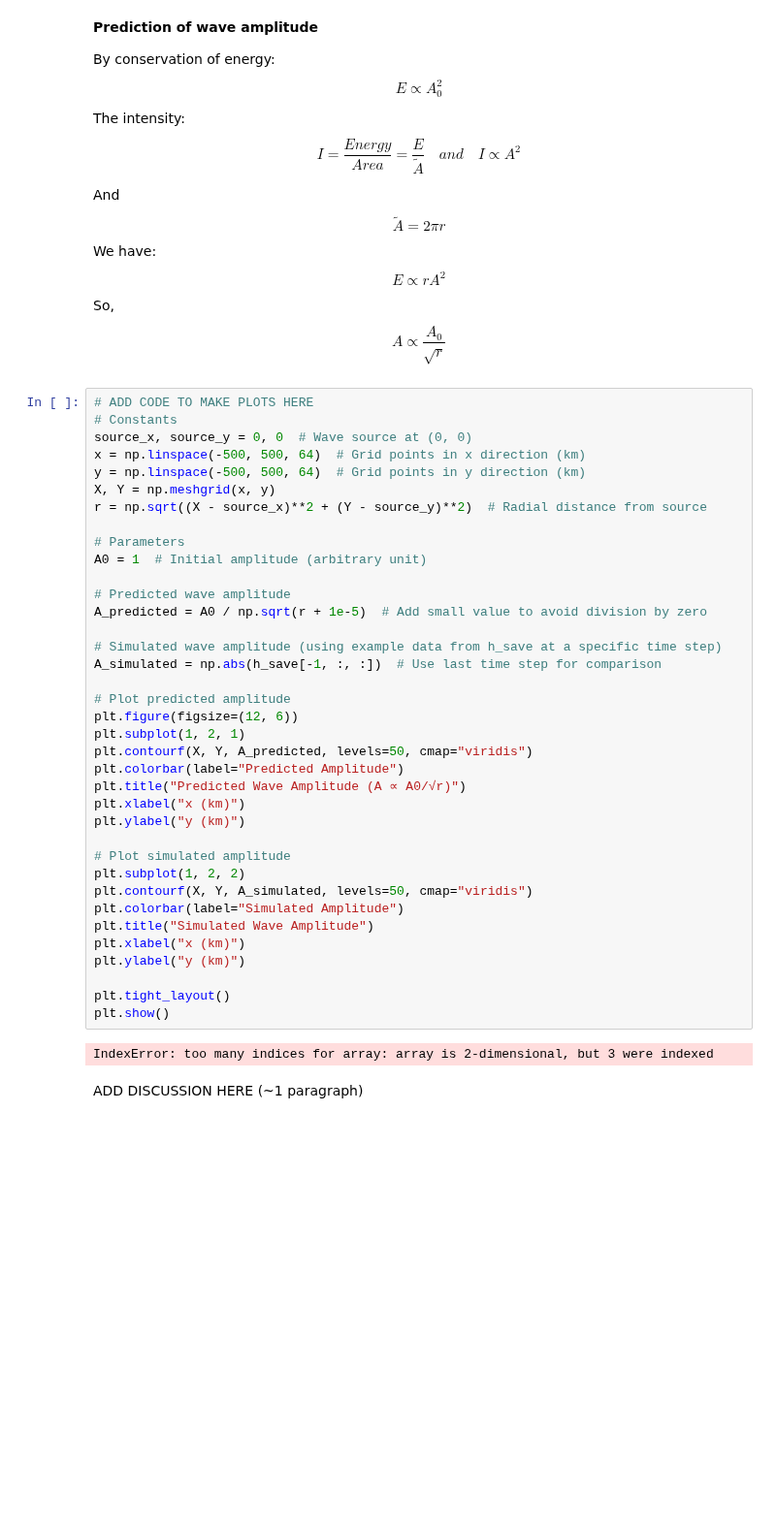
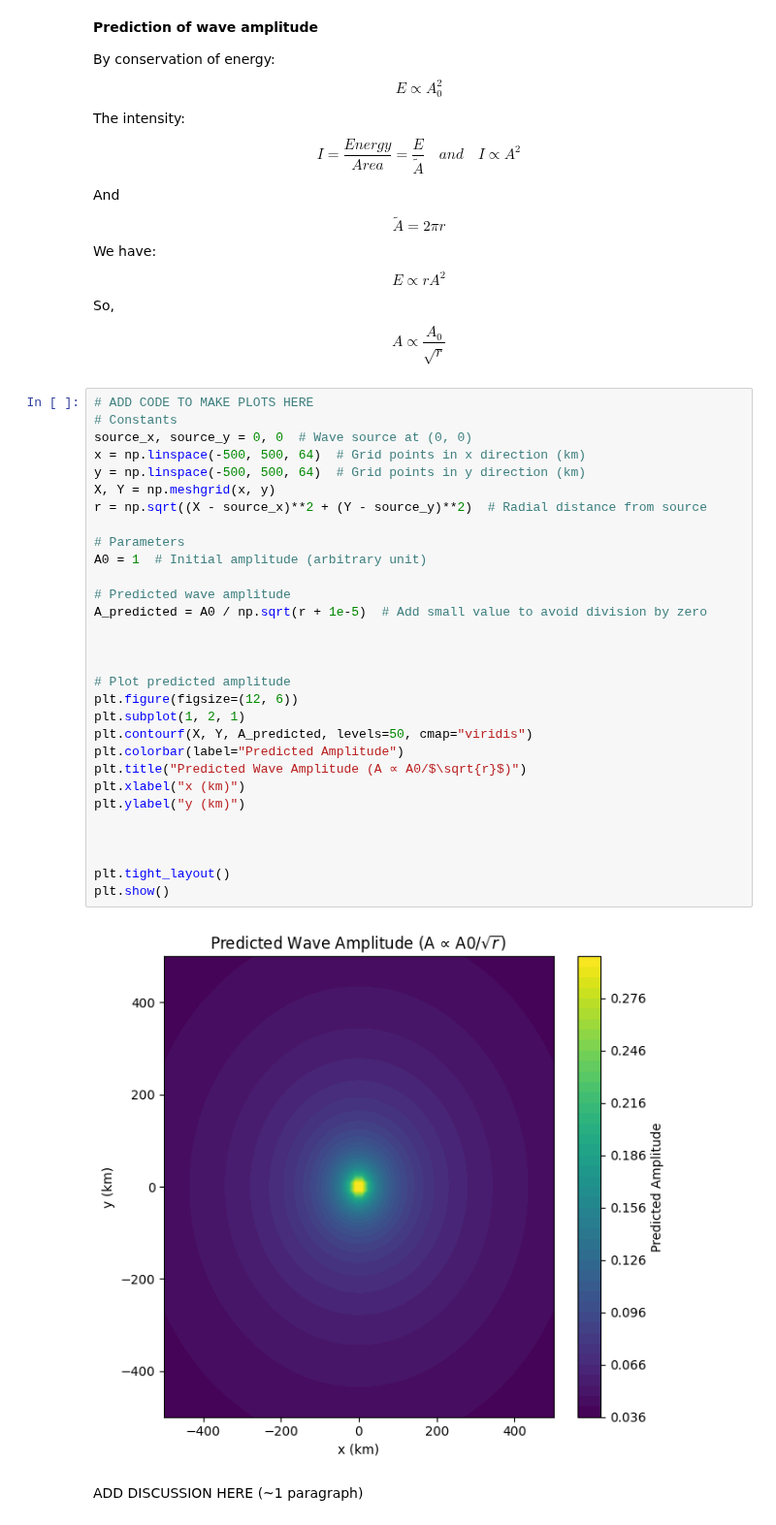
Before and after one commit to Zero-Rae/QCES123, a Jupyter notebook: project3_tsunami.ipynb, the cells around one changed output. Shown at 97% size. Saved outputs shown, nothing was run; the diff lists cells and outputs as text; blank space fills up the shorter version.

```diff
--- a/project3_tsunami.ipynb
+++ b/project3_tsunami.ipynb
@@ -575,42 +575,35 @@ So,$$A\propto \frac{A_0}{\sqrt{r}}$$
 # %%
 # ADD CODE TO MAKE PLOTS HERE
 # Constants
 source_x, source_y = 0, 0  # Wave source at (0, 0)
 x = np.linspace(-500, 500, 64)  # Grid points in x direction (km)
 y = np.linspace(-500, 500, 64)  # Grid points in y direction (km)
 X, Y = np.meshgrid(x, y)
 r = np.sqrt((X - source_x)**2 + (Y - source_y)**2)  # Radial distance from source
 
 # Parameters
 A0 = 1  # Initial amplitude (arbitrary unit)
 
 # Predicted wave amplitude
 A_predicted = A0 / np.sqrt(r + 1e-5)  # Add small value to avoid division by zero
 
-# Simulated wave amplitude (using example data from h_save at a specific time step)
-A_simulated = np.abs(h_save[-1, :, :])  # Use last time step for comparison
+
 
 # Plot predicted amplitude
 plt.figure(figsize=(12, 6))
 plt.subplot(1, 2, 1)
 plt.contourf(X, Y, A_predicted, levels=50, cmap="viridis")
 plt.colorbar(label="Predicted Amplitude")
-plt.title("Predicted Wave Amplitude (A ∝ A0/√r)")
+plt.title("Predicted Wave Amplitude (A ∝ A0/$\sqrt{r}$)")
 plt.xlabel("x (km)")
 plt.ylabel("y (km)")
 
-# Plot simulated amplitude
-plt.subplot(1, 2, 2)
-plt.contourf(X, Y, A_simulated, levels=50, cmap="viridis")
-plt.colorbar(label="Simulated Amplitude")
-plt.title("Simulated Wave Amplitude")
-plt.xlabel("x (km)")
-plt.ylabel("y (km)")
+
 
 plt.tight_layout()
 plt.show()
 # %% [output]
-IndexError: too many indices for array: array is 2-dimensional, but 3 were indexed
+[figure, added]
 # %% [markdown]
 ADD DISCUSSION HERE (~1 paragraph)
 # %% [markdown]
```
Also changed, not shown: parts of 1 cell of this notebook.
